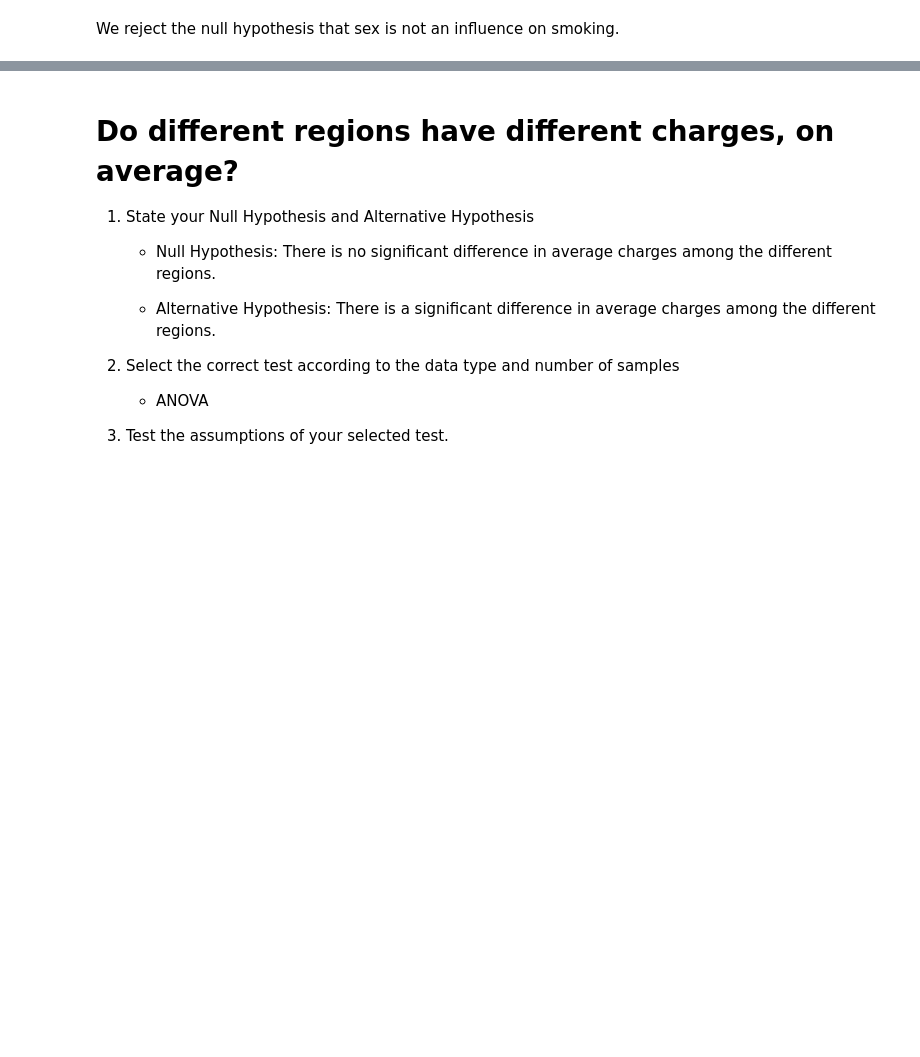
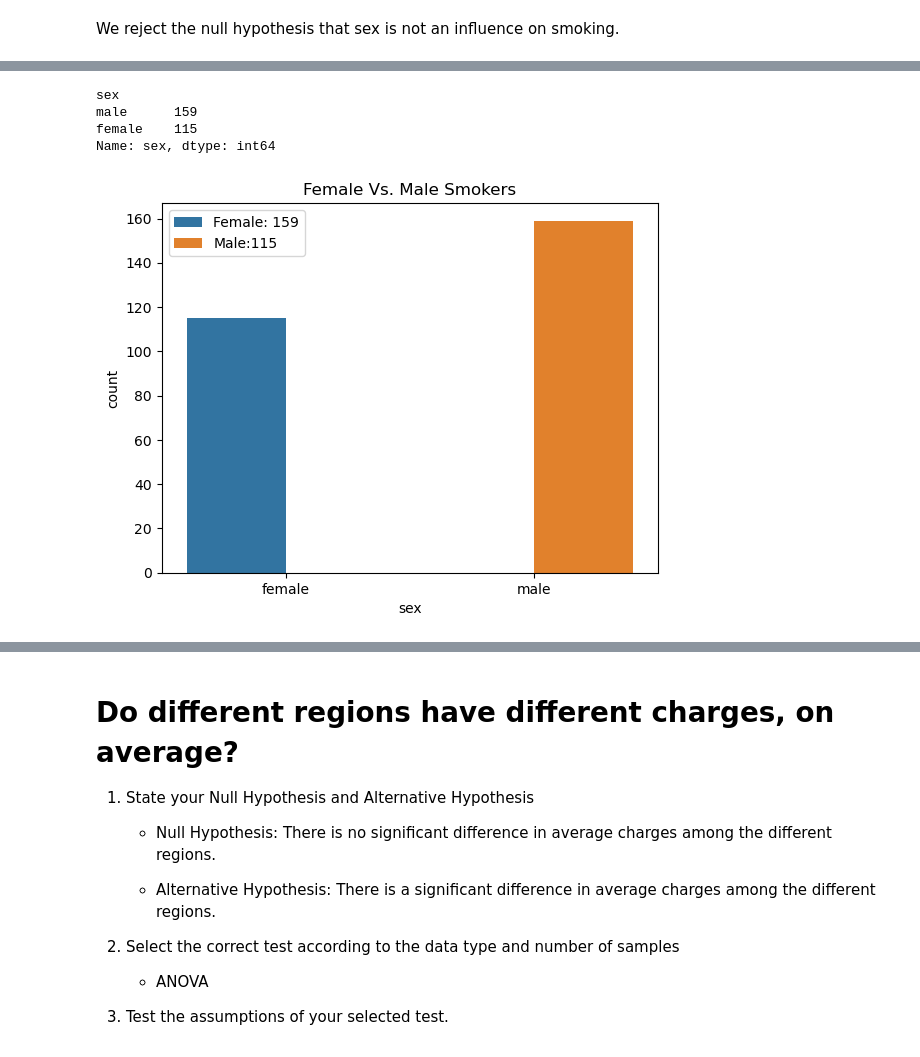
Before and after one commit to eckoecho/Hypothesis-Testing-with-Insurance-Data, a Jupyter notebook: Hypothesis Testing with Insurance Data.ipynb, the cells around one changed output, grey strips where cells are left out. Drawn from its saved outputs; the diff is of its cells as text; code cells hidden in the pictures; blank space fills up the shorter version.

```diff
--- a/Hypothesis Testing with Insurance Data.ipynb
+++ b/Hypothesis Testing with Insurance Data.ipynb
@@ -182,3 +194,6 @@ p < .05
 True
 # %% [markdown]
 We reject the null hypothesis that sex is not an influence on smoking.
+# %%
+smoker_data = df[df['smoker'] == 'yes']
+smoker_data
@@ -184,0 +214,18 @@ We reject the null hypothesis that sex is not an influence on smoking.
+# %%
+smokers = df["smoker"] == "yes"
+gender_smoker_avg = df.groupby(smokers)["sex"].value_counts()
+
+gender_smoker_avg= gender_smoker_avg[True]
+gender_smoker_avg
+# %% [output]
+sex
+male      159
+female    115
+Name: sex, dtype: int64
+# %%
+fig, ax = plt.subplots()
+sns.countplot(smoker_data, x="sex", hue="sex")
+ax.set_title("Female Vs. Male Smokers")
+ax.legend(labels=[f"Female: {gender_smoker_avg[0]}",f"Male:{gender_smoker_avg[1]}"]);
+# %% [output]
+[figure, added]
```
Also changed, not shown: parts of 5 cells of this notebook.
